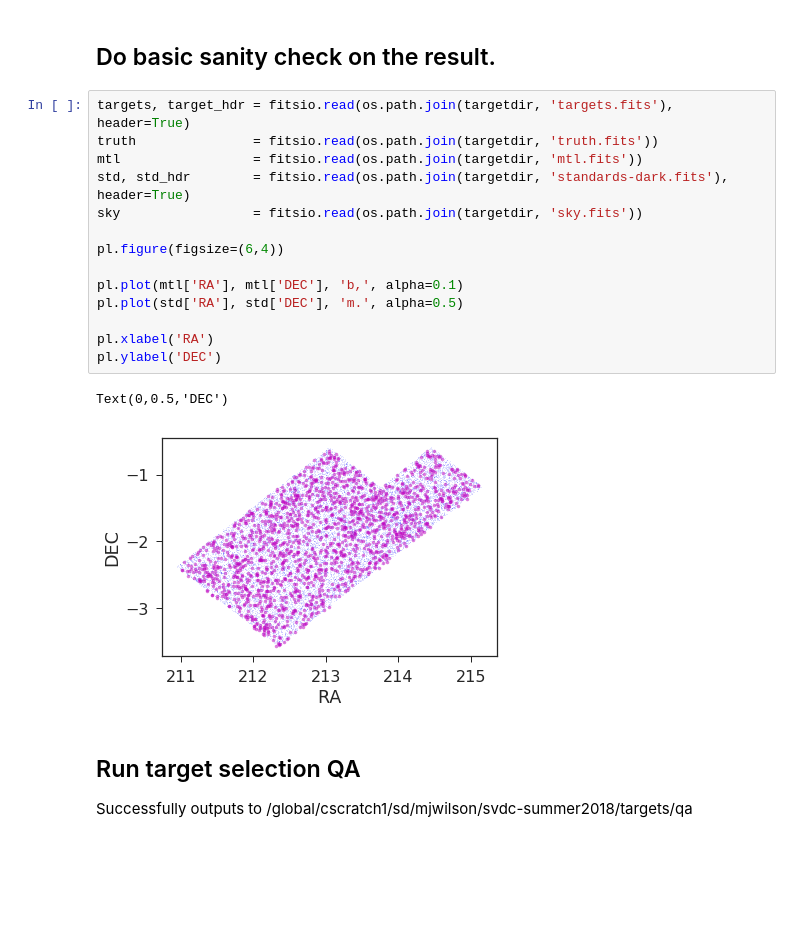
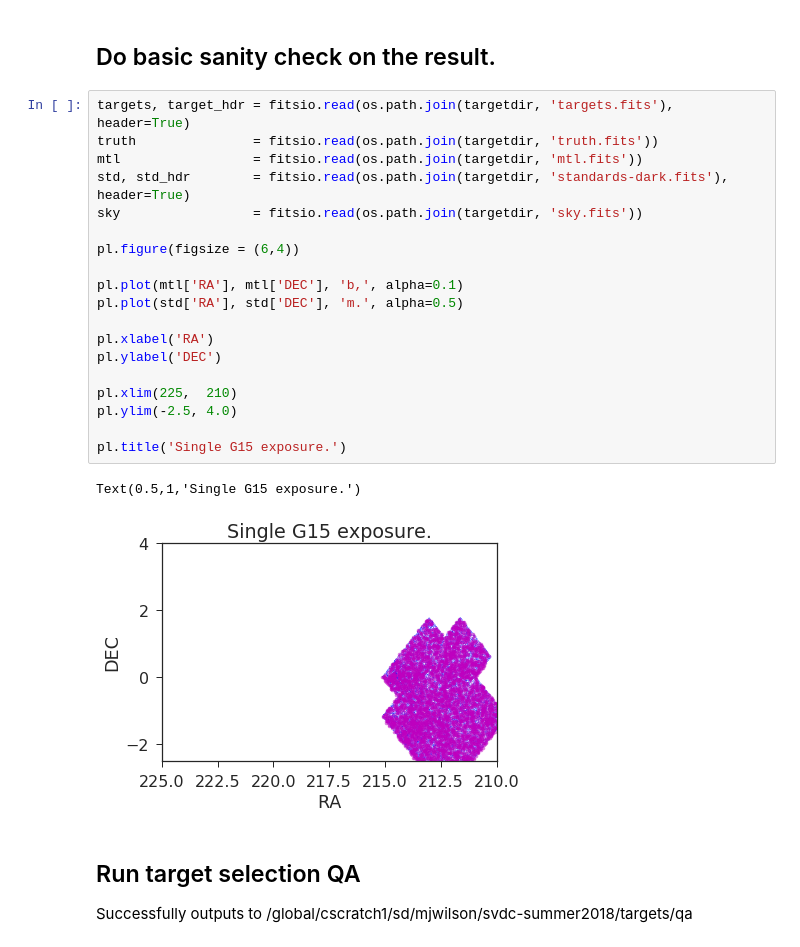
Before and after one commit to michaelJwilson/survey-validation, a Jupyter notebook: svdc-summer2018/bgs-gama-pipeline.ipynb, the cells around one changed output. Saved outputs shown, nothing was run; the diff lists cells and outputs as text; blank space fills up the shorter version.

```diff
--- a/svdc-summer2018/bgs-gama-pipeline.ipynb
+++ b/svdc-summer2018/bgs-gama-pipeline.ipynb
@@ -980,20 +1020,25 @@ Successfully joined all targets and truth catalogs.
 # %%
 targets, target_hdr = fitsio.read(os.path.join(targetdir, 'targets.fits'), header=True)
 truth               = fitsio.read(os.path.join(targetdir, 'truth.fits'))
 mtl                 = fitsio.read(os.path.join(targetdir, 'mtl.fits'))
 std, std_hdr        = fitsio.read(os.path.join(targetdir, 'standards-dark.fits'), header=True)
 sky                 = fitsio.read(os.path.join(targetdir, 'sky.fits'))
 
-pl.figure(figsize=(6,4))
+pl.figure(figsize = (6,4))
 
 pl.plot(mtl['RA'], mtl['DEC'], 'b,', alpha=0.1)
 pl.plot(std['RA'], std['DEC'], 'm.', alpha=0.5)
 
 pl.xlabel('RA')
 pl.ylabel('DEC')
+
+pl.xlim(225,  210)
+pl.ylim(-2.5, 4.0)
+
+pl.title('Single G15 exposure.')
 # %% [output]
-Text(0,0.5,'DEC')
+Text(0.5,1,'Single G15 exposure.')
-[figure, old version]
+[figure, new version]
 # %% [markdown]
 ## Run target selection QA
 Successfully outputs to /global/cscratch1/sd/mjwilson/svdc-summer2018/targets/qa
```
Also changed, not shown: parts of 19 cells of this notebook.
